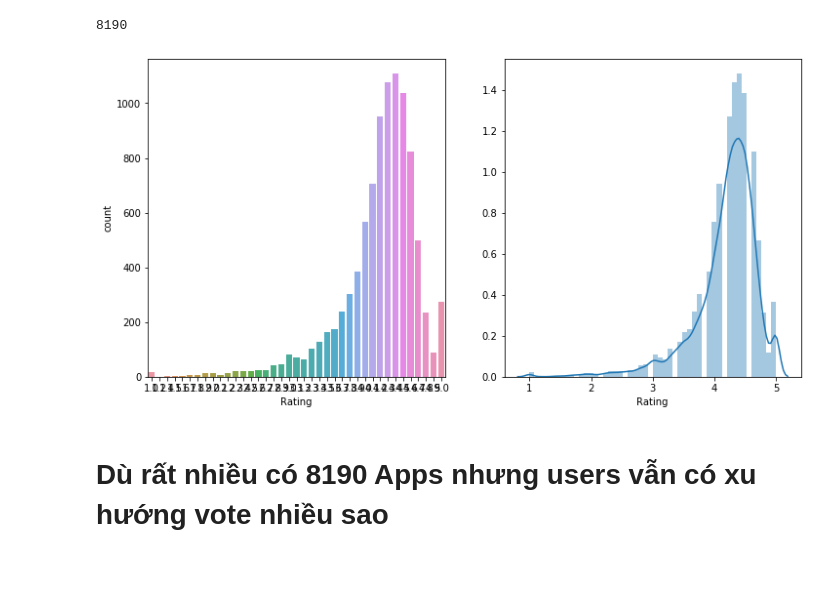
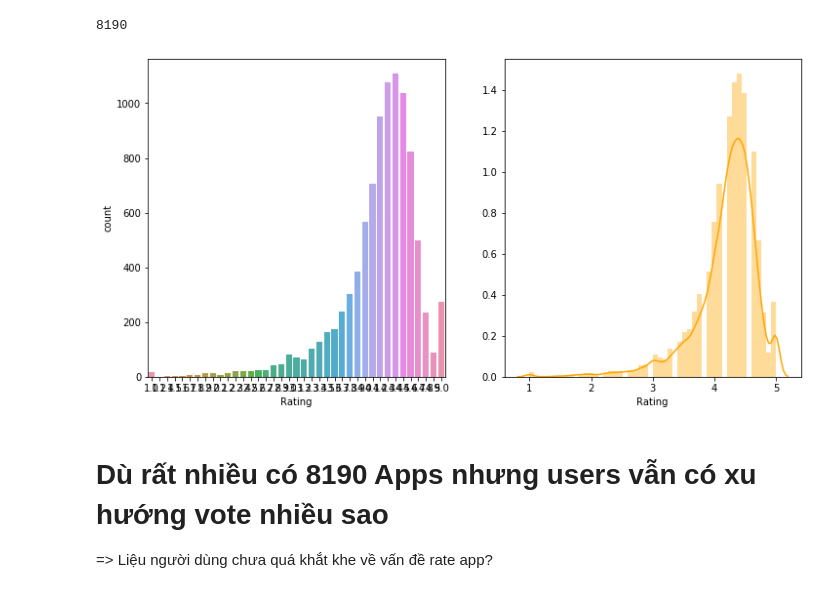
Before and after one commit to fantashi099/DataScienceDevCAssignment, a Jupyter notebook: Team 2 - Google Play Store.ipynb, the cells around one changed output. Cells and saved outputs as stored; diff of their text form; code cells hidden in the pictures.

```diff
--- a/Team 2 - Google Play Store.ipynb
+++ b/Team 2 - Google Play Store.ipynb
@@ -351,10 +377,11 @@ App_store.App.nunique()
 8190
 # %%
 f, axes = plt.subplots(1, 2, figsize=(12, 6))
-sns.countplot(x='Rating',data = App_store,ax=axes[0])
-sns.distplot(App_store['Rating'], ax=axes[1])
+sns.countplot(x='Rating', data = App_store, ax=axes[0])
+sns.distplot(App_store['Rating'],color = 'orange', ax=axes[1])
 plt.show()
 # %% [output]
-[figure, old version]
+[figure, new version]
 # %% [markdown]
 # Dù rất nhiều có 8190 Apps nhưng users vẫn có xu hướng vote nhiều sao
+=> Liệu người dùng chưa quá khắt khe về vấn đề rate app?
```
Also changed, not shown: parts of 39 cells of this notebook.
